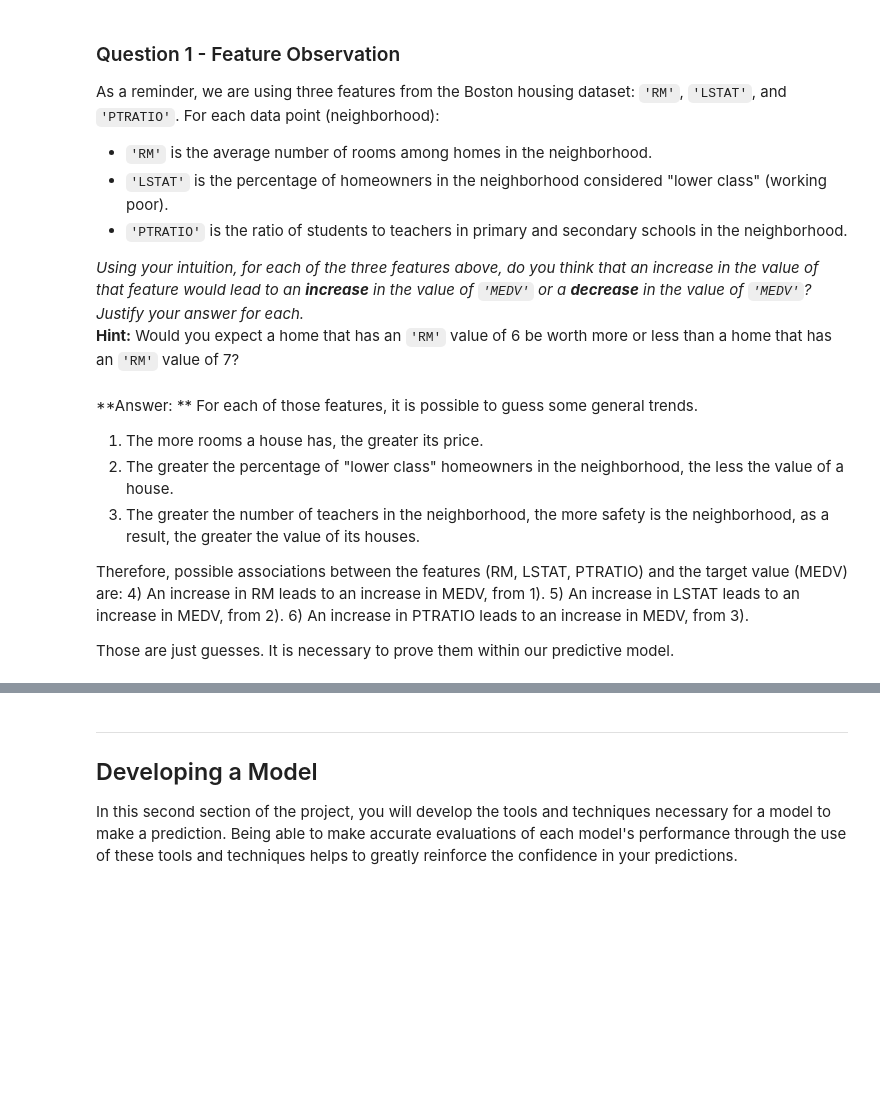
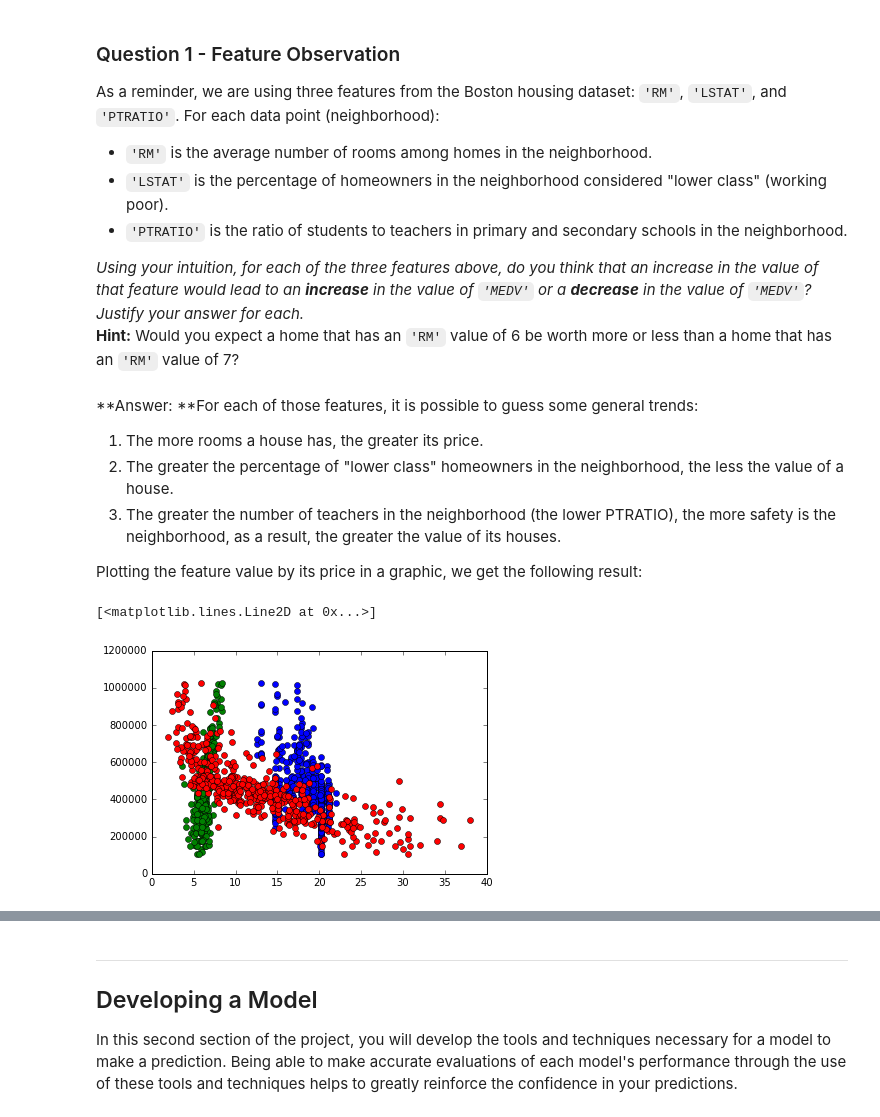
Before and after one commit to iuriramos/boston-housing, a Jupyter notebook: boston_housing.ipynb, the cells around one changed output, grey strips where cells are left out. Drawn from its saved outputs; the diff is of its cells as text; code cells hidden in the pictures; blank space fills up the shorter version.

Commit message:
Fix answers of questions 1 and 10 - post-review

```diff
--- a/boston_housing.ipynb
+++ b/boston_housing.ipynb
@@ -91,15 +91,17 @@ As a reminder, we are using three features from the Boston housing dataset: `'RM
 _Using your intuition, for each of the three features above, do you think that an increase in the value of that feature would lead to an **increase** in the value of `'MEDV'` or a **decrease** in the value of `'MEDV'`? Justify your answer for each._
 **Hint:** Would you expect a home that has an `'RM'` value of 6 be worth more or less than a home that has an `'RM'` value of 7?
 # %% [markdown]
-**Answer: ** For each of those features, it is possible to guess some general trends.
-1) The more rooms a house has, the greater its price.
-2) The greater the percentage of "lower class" homeowners in the neighborhood, the less the value of a house.
-3) The greater the number of teachers in the neighborhood, the more safety is the neighborhood, as a result, the greater  the value of its houses.
+**Answer: **For each of those features, it is possible to guess some general trends:
+1. The more rooms a house has, the greater its price.
+2. The greater the percentage of "lower class" homeowners in the neighborhood, the less the value of a house.
+3. The greater the number of teachers in the neighborhood (the lower PTRATIO), the more safety is the neighborhood, as a result, the greater the value of its houses.
 
-Therefore, possible associations between the features (RM, LSTAT, PTRATIO) and the target value (MEDV) are:
-4) An increase in RM leads to an increase in MEDV, from 1).
-5) An increase in LSTAT leads to an increase in MEDV, from 2).
-6) An increase in PTRATIO leads to an increase in MEDV, from 3).
-
-
-Those are just guesses. It is necessary to prove them within our predictive model.
+Plotting the feature value by its price in a graphic, we get the following result:
+# %%
+import matplotlib.pyplot as plt
+plt.plot(features.PTRATIO , prices , 'bo') # Blue
+plt.plot(features.RM,prices,'go')          # Green
+plt.plot(features.LSTAT , prices , 'ro')   # Red
+# %% [output]
+[<matplotlib.lines.Line2D at 0x...>]
+[figure, added]
```
Also changed, not shown: parts of 3 cells of this notebook.
